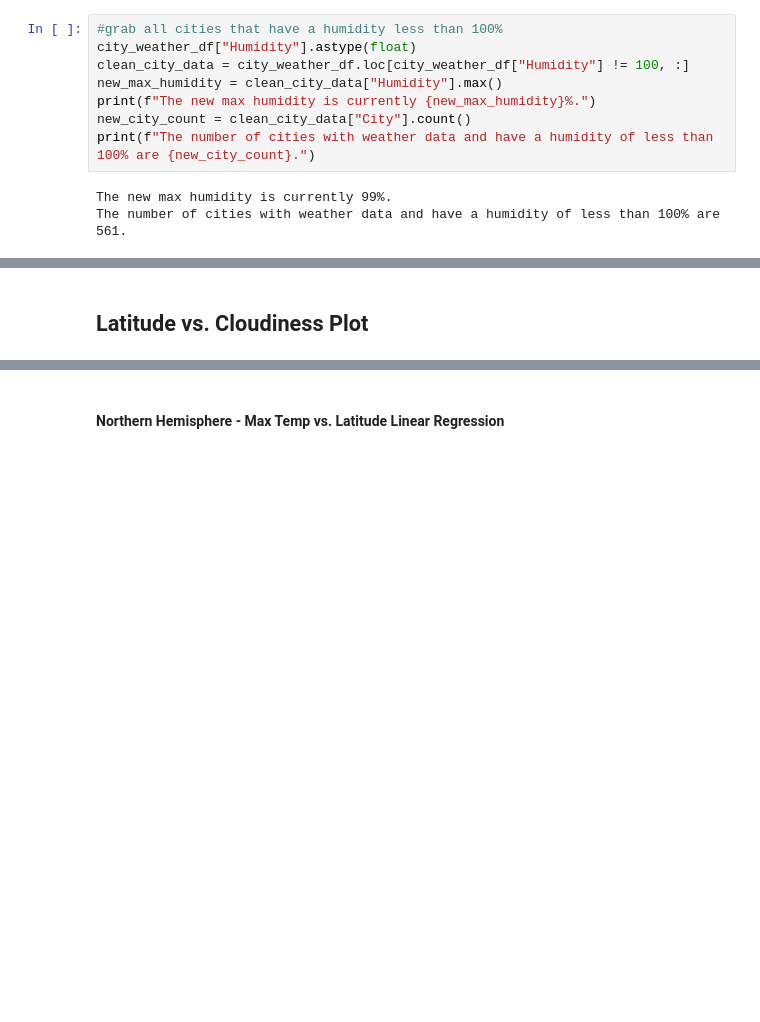
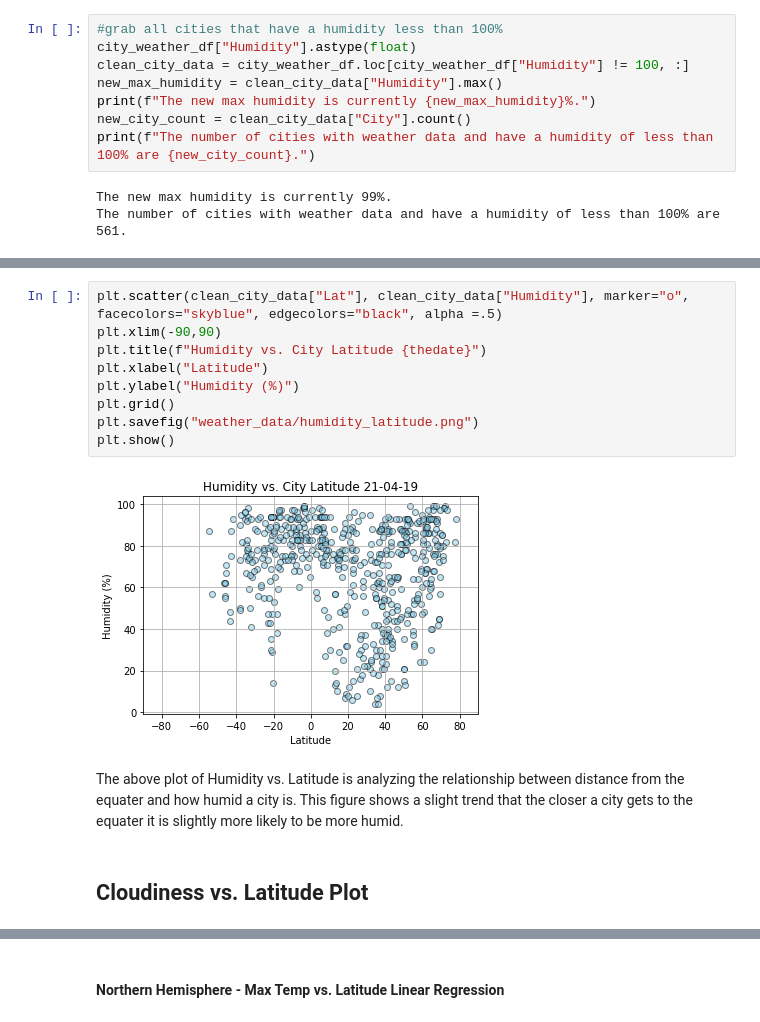
Before and after one commit to madisonfisher/python-api-challenge, a Jupyter notebook: WeatherPy.ipynb, the cells around one changed output, grey strips where cells are left out. Cells and saved outputs as stored; diff of their text form; blank space fills up the shorter version.

```diff
--- a/WeatherPy.ipynb
+++ b/WeatherPy.ipynb
@@ -174,2 +184,15 @@ The number of cities with weather data and have a humidity of less than 100% are
+# %%
+plt.scatter(clean_city_data["Lat"], clean_city_data["Humidity"], marker="o", facecolors="skyblue", edgecolors="black", alpha =.5)
+plt.xlim(-90,90)
+plt.title(f"Humidity vs. City Latitude {thedate}")
+plt.xlabel("Latitude")
+plt.ylabel("Humidity (%)")
+plt.grid()
+plt.savefig("weather_data/humidity_latitude.png")
+plt.show()
+# %% [output]
+[figure, added]
+# %% [markdown]
+The above plot of Humidity vs. Latitude is analyzing the relationship between distance from the equater and how humid a city is. This figure shows a slight trend that the closer a city gets to the equater it is slightly more likely to be more humid.
 # %% [markdown]
-## Latitude vs. Cloudiness Plot
+## Cloudiness vs. Latitude Plot
```
Also changed, not shown: parts of 34 cells of this notebook, 4 other files.
